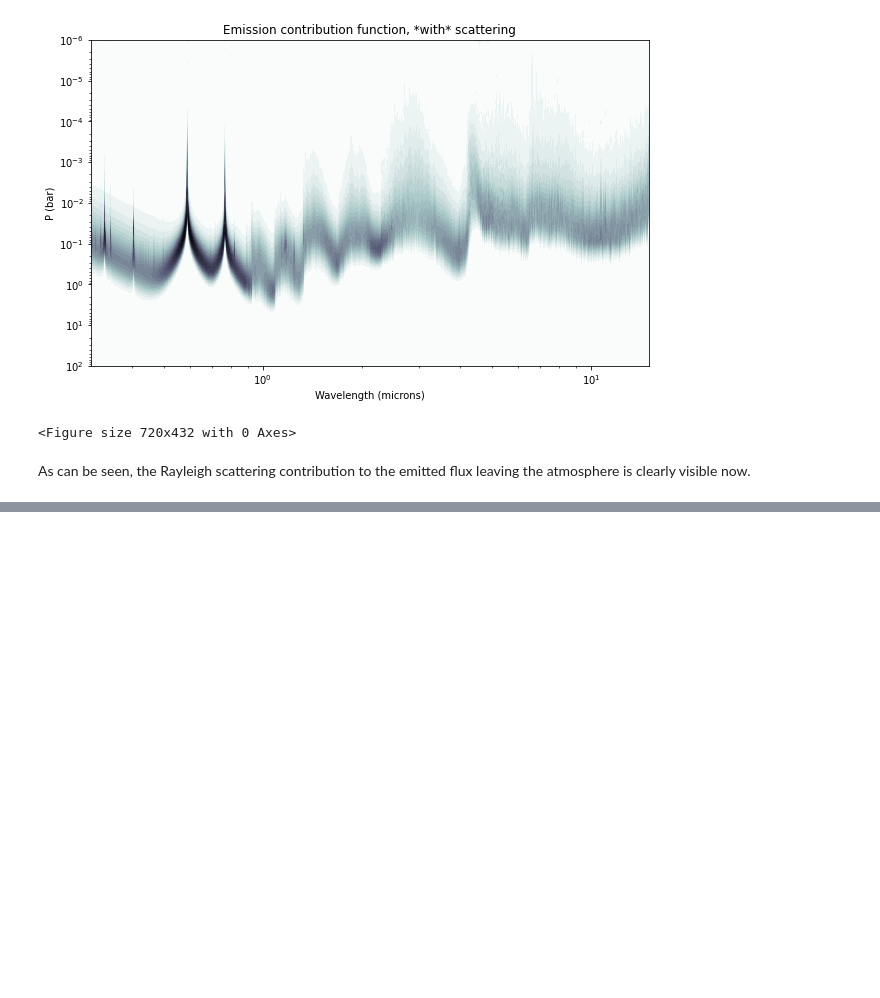
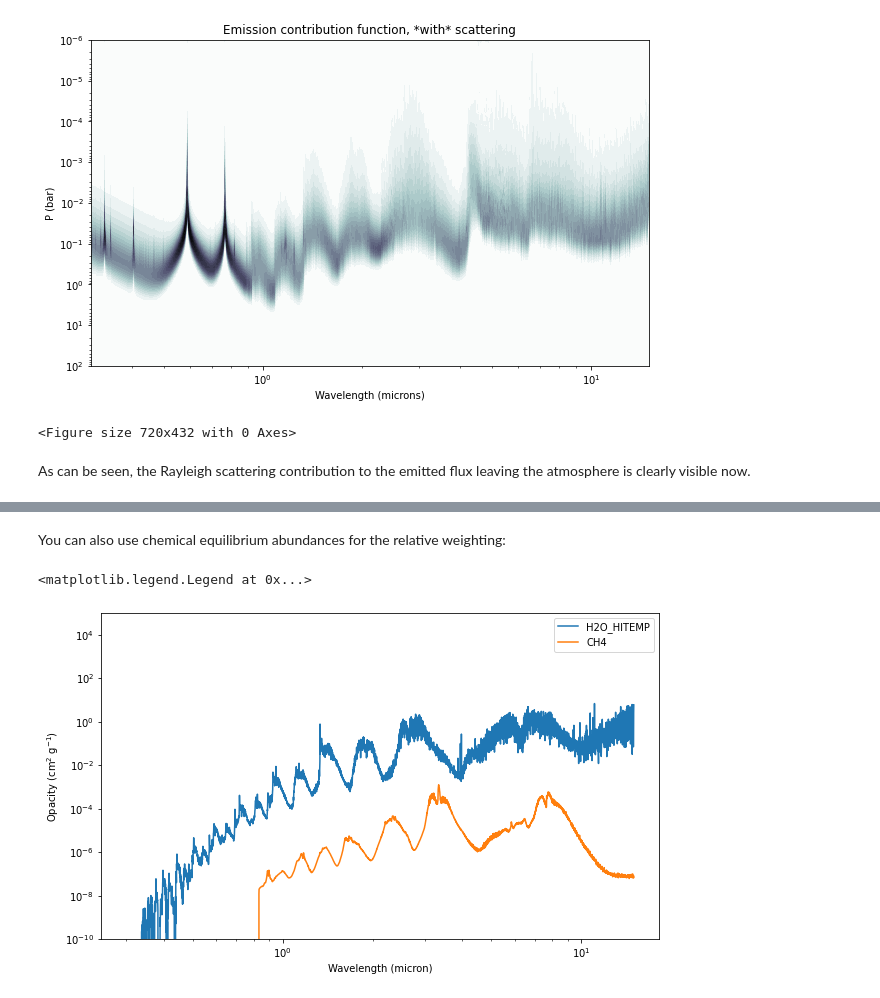
Before and after one commit to jovian-explorer/petitRADTRANS, a Jupyter notebook: docs/content/notebooks/analysis.ipynb, the cells around one changed output, grey strips where cells are left out. Drawn from its saved outputs; the diff is of its cells as text; code cells hidden in the pictures; blank space fills up the shorter version.

```diff
--- a/docs/content/notebooks/analysis.ipynb
+++ b/docs/content/notebooks/analysis.ipynb
@@ -202,0 +239,19 @@ As can be seen, the Rayleigh scattering contribution to the emitted flux leaving
+# %% [markdown]
+You can also use chemical equilibrium abundances for the relative weighting:
+# %%
+plotting_atmo.plot_opas(species = ['H2O_HITEMP', 'CH4'],
+                        temperature = 1500.,
+                        pressure_bar = 0.1,
+                        CO = 0.55, # C/O ratio
+                        FeH = 0., # metallicity [Fe/H]
+                        mass_fraction = 'eq')
+
+plt.yscale('log')
+plt.xscale('log')
+plt.ylim([1e-10,1e5])
+plt.ylabel('Opacity (cm$^2$ g$^{-1}$)')
+plt.xlabel('Wavelength (micron)')
+plt.legend()
+# %% [output]
+<matplotlib.legend.Legend at 0x...>
+[figure, added]
```
Also changed, not shown: parts of 8 cells of this notebook, 1 other file.
